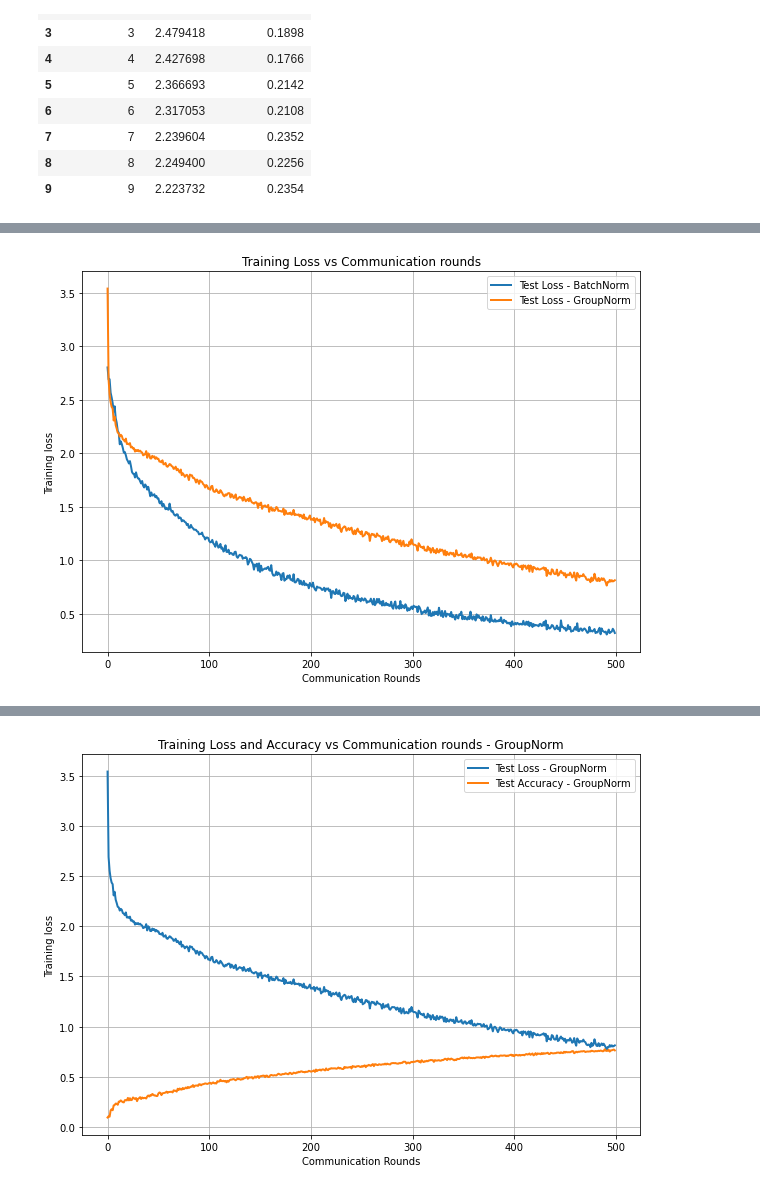
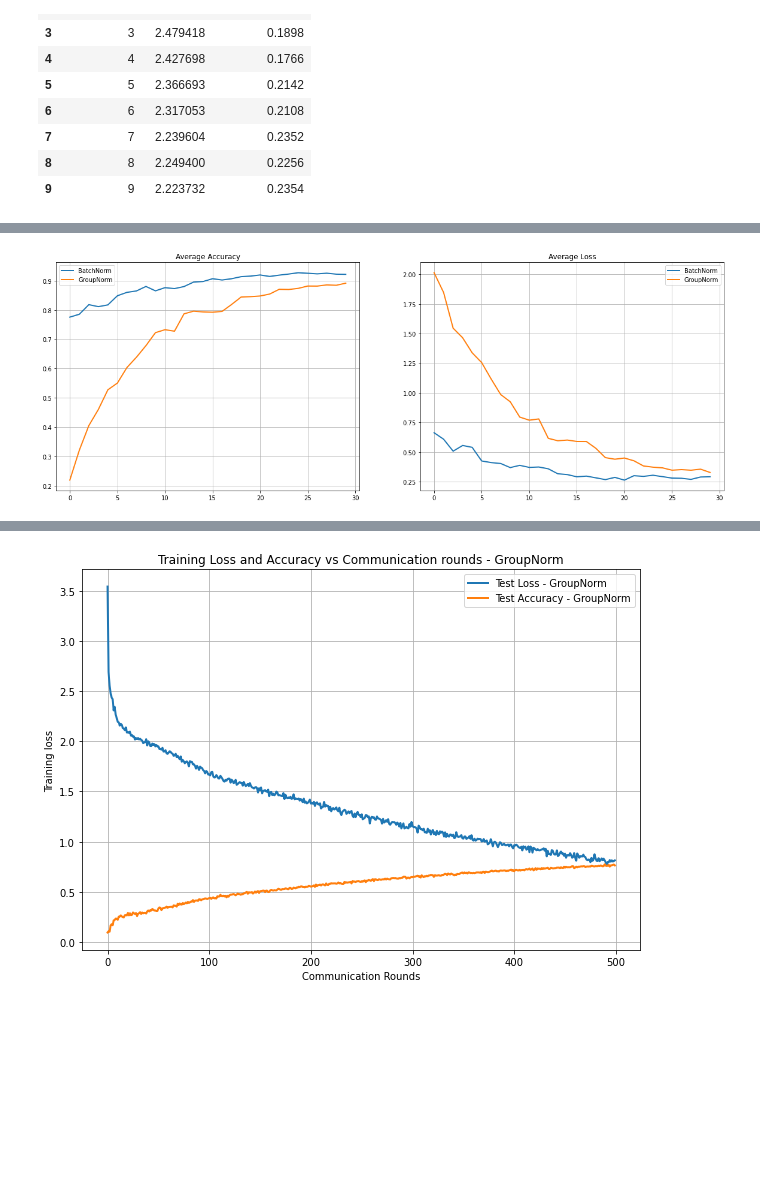
Before and after one commit to dadodimauro/MLDL-Federated-Learning, a Jupyter notebook: plot.ipynb, the cells around one changed output, grey strips where cells are left out. Saved outputs shown, nothing was run; the diff lists cells and outputs as text; code cells hidden in the pictures; blank space fills up the shorter version.

Commit message:
plots adde

```diff
--- a/plot.ipynb
+++ b/plot.ipynb
@@ -94,23 +211,36 @@ plt.show()
+# %%
+# centralized baseline
+data_batchNorm = pd.read_csv("centralized_baseline_results/loss_SGD_batchNorm_acc92.csv", names=["epochs", "train_loss", "valid_loss", "train_acc", "valid_acc"])
+data_groupNorm = pd.read_csv("centralized_baseline_results/loss_SGD_groupNorm_4_acc87.csv", names=["epochs", "train_loss", "valid_loss", "train_acc", "valid_acc"])
+# %%
+train_loss_batchNorm = list(data_batchNorm["valid_loss"].values)
+train_acc_batchNorm = list(data_batchNorm["valid_acc"].values)
+train_loss_groupNorm = list(data_groupNorm["valid_loss"].values)
+train_acc_groupNorm = list(data_groupNorm["valid_acc"].values)
 # %%
-# normalization_type = "GroupNorm" #BatchNorm or GroupNorm
-#
-# fig, ax = plt.subplots(figsize=(10, 7))
-#
-# ax.plot(range(len(train_loss_batchNorm)), train_loss_batchNorm, linewidth=2, label="Test Loss - BatchNorm")
-# ax.plot(range(len(train_loss_groupNorm)), train_loss_groupNorm, linewidth=2, label="Test Loss - GroupNorm")
-#
-# plt.title("Training Loss vs Communication rounds")
-# plt.ylabel('Training loss')
-# plt.xlabel('Communication Rounds')
-#
-# ax.legend()
-# ax.grid()
-#
-# file_name = '{}_{}_lr_[{}]_C[{}]_iid[{}]_E[{}]_B[{}]_acc.png'.format(
+fig, ax = plt.subplots(1, 2, figsize=(20, 7))
+
+ax[0].plot(range(len(train_acc_batchNorm)), train_acc_batchNorm, linewidth=2, linestyle='-', label="BatchNorm")
+ax[0].plot(range(len(train_acc_groupNorm)), train_acc_groupNorm, linewidth=2, linestyle='-', label="GroupNorm")
+
+ax[1].plot(range(len(train_loss_batchNorm)), train_loss_batchNorm, linewidth=2, linestyle='-', label="BatchNorm")
+ax[1].plot(range(len(train_loss_groupNorm)), train_loss_groupNorm, linewidth=2, linestyle='-', label="GroupNorm")
+
+ax[0].title.set_text("Average Accuracy")
+ax[1].title.set_text("Average Loss")
+# plt.ylabel('Average Accuracy')
+# plt.xlabel('Server Epochs')
+
+ax[0].legend()
+ax[0].grid()
+ax[1].legend()
+ax[1].grid()
+
+# file_name = '{}_{}_lr_[{}]_C[{}]_iid[{}]_E[{}]_B[{}]_loss.png'.format(
 #     "ResNet50", n_epochs, lr, frac, iid,
 #     local_epochs, local_batch_size)
-# plt.savefig(file_name)
-#
-# plt.show()
+plt.savefig("centralized_baseline_results/summary_results.png")
+
+plt.show()
 # %% [output]
-[figure, old version]
+[figure, new version]
```
Also changed, not shown: parts of 9 cells of this notebook, 15 other files.
